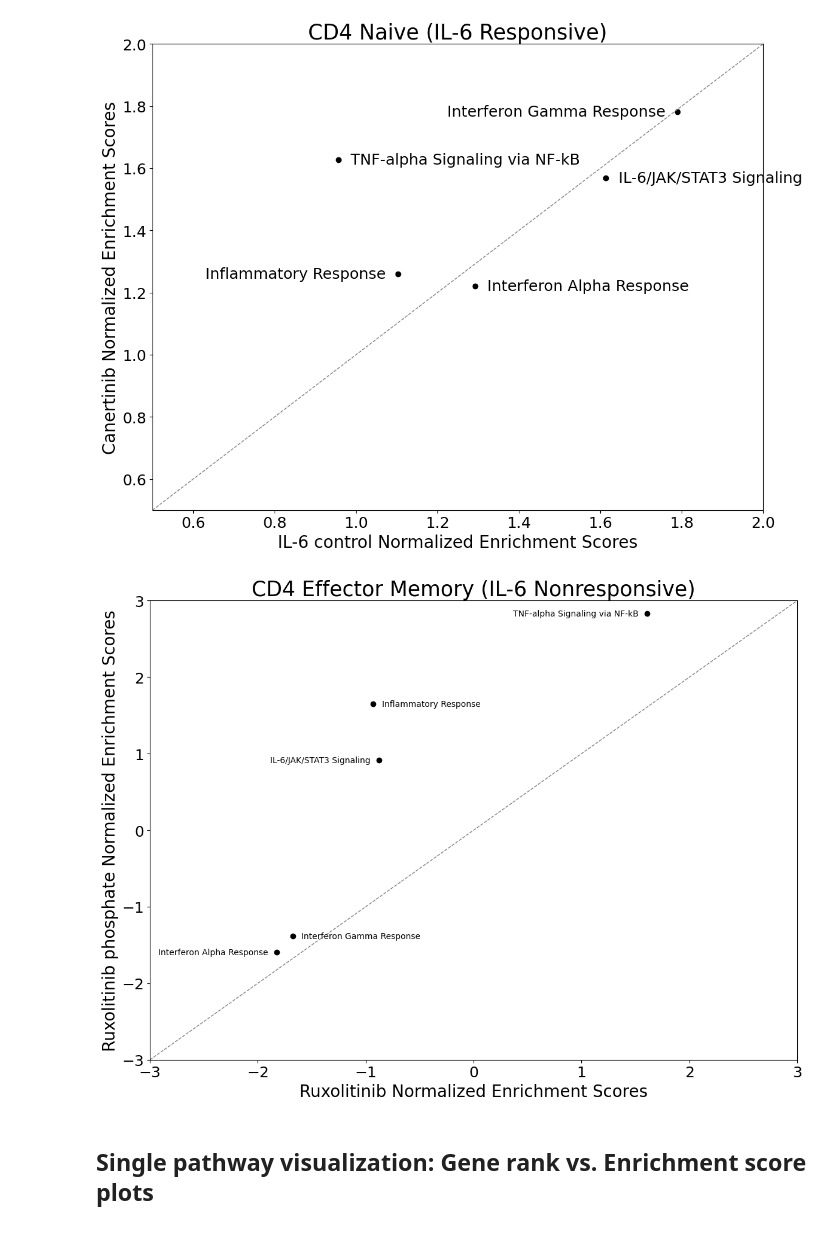
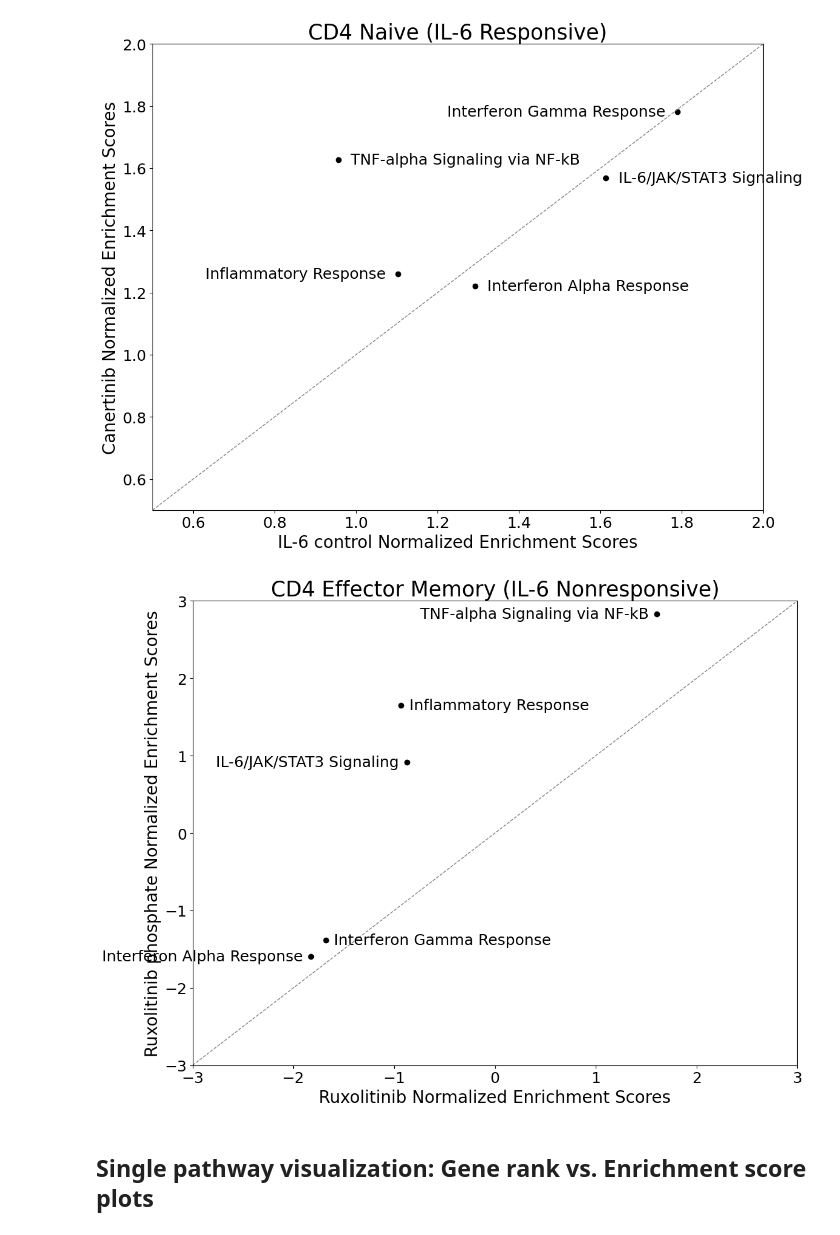
Before and after one commit to coreancutie/JAK-STAT, a Jupyter notebook: gseapy/gseapy_Hallmark_JW.ipynb, the cells around one changed output. Saved outputs shown, nothing was run; the diff lists cells and outputs as text; code cells hidden in the pictures.

```diff
--- a/gseapy/gseapy_Hallmark_JW.ipynb
+++ b/gseapy/gseapy_Hallmark_JW.ipynb
@@ -248,9 +233,9 @@ for cell_type, subset_cell in subsets_cells.items():
             key = 'rank_genes_groups')[['names','logfoldchanges']]
 
         # adapted from tutorial above: Filtering out the gene sets with low number of genes -> filter for genes expressed in at least 30 cells
-        gene_rank = gene_rank[gene_rank["names"].isin(
-            subset_cell.var_names[subset_cell.var.n_cells_by_counts > 30]
-        )]
+        # gene_rank = gene_rank[gene_rank["names"].isin(
+            # subset_cell.var_names[subset_cell.var.n_cells_by_counts > 30]
+        # )] # don't need because already filter genes to keep only those that are expressed in 2% or more of the cells for each cell type before DEG tests
 
         ### sort the genes from high to low fold changes
         gene_rank = gene_rank.sort_values('logfoldchanges', ascending = False)
@@ -628,37 +613,37 @@ for i, pathway in enumerate(effectormem_scatterplot_pathways):
     x = scatterplot2_x_vals[i]
     y = scatterplot2_y_vals[i]
 
     # Alternate label side: even --> right, odd --> left
     if i % 2 == 0:
         dx = -0.08
         ha = "right"
     else:
         dx = 0.08
         ha = "left"
 
     plt.text(
         x + dx,
         y,
         pathway,
-        fontsize=10, # 10 font size 10 to make it easier to edit, change for readability
+        fontsize=18, # font size 10 to make it easier to edit for the poster, change for readability
         ha=ha,
         va="center"
     )
 
 plt.xlabel(f"Ruxolitinib Normalized Enrichment Scores", fontsize=20)
 plt.ylabel(f"Ruxolitinib phosphate Normalized Enrichment Scores", fontsize=20)
 plt.title(f"CD4 Effector Memory (IL-6 Nonresponsive)", fontsize=25)
 # plt.title(f"Normalized Enrichment Scores (NES) of Select MSigDB Hallmark Pathways \nfor CD4 Effector Memory: \nRuxolitinib Formulation Comparisons", fontsize=18)
 plt.xlim(-3, 3)
 plt.ylim(-3, 3)
 plt.tick_params(axis="both", which="major", labelsize=18)
 plt.tight_layout()
 
-plt.savefig("scatterplot_CD4EffMem_RuxoComparison.png", dpi=300)
-plt.savefig("scatterplot_CD4EffMem_RuxoComparison.svg", format = "svg")
+plt.savefig("CD4EffMem_RuxoComparison_scatterplot.png", dpi=300)
+plt.savefig("CD4EffMem_RuxoComparison_scatterplot.svg", format = "svg")
 plt.show()
 # %% [output]
-[figure, old version]
+[figure, new version]
 # %% [markdown]
 ## Single pathway visualization: Gene rank vs. Enrichment score plots
 # %%
```
Also changed, not shown: parts of 10 cells of this notebook, 2 other files.
